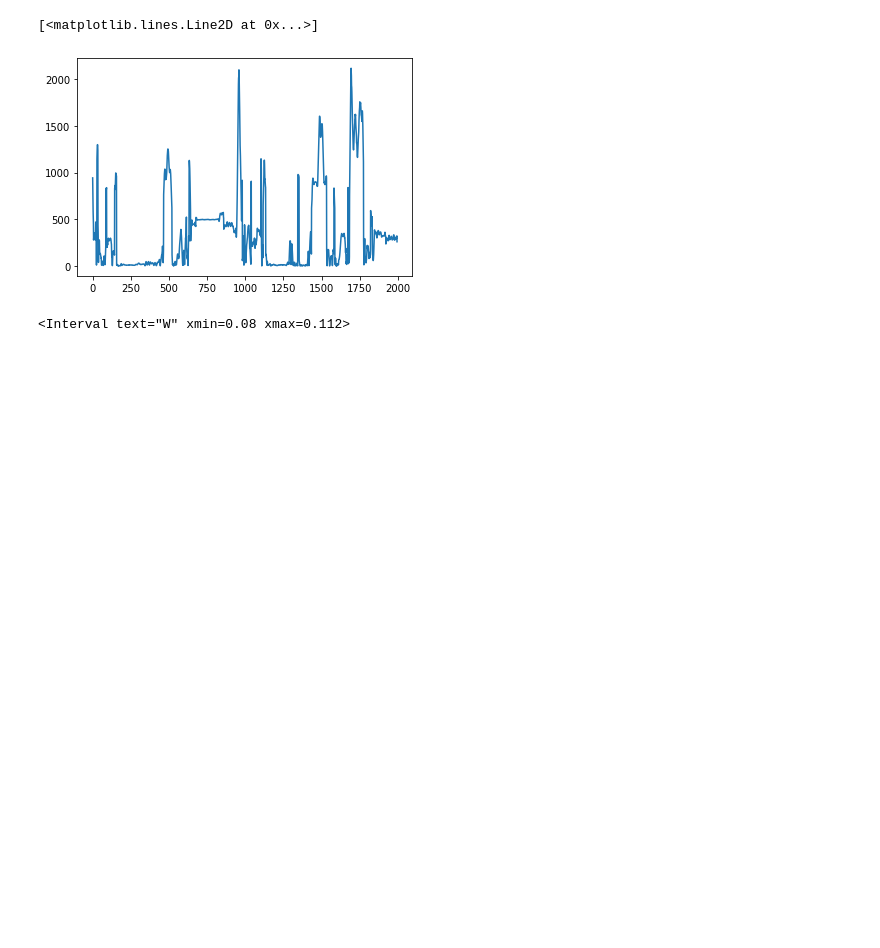
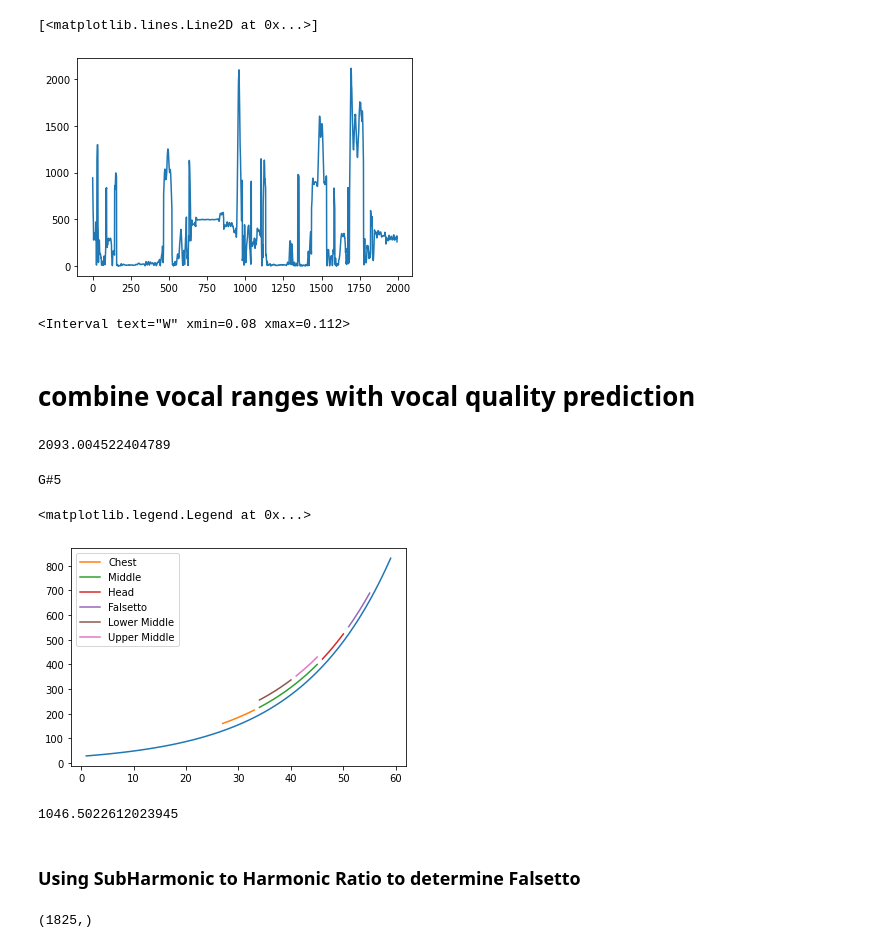
Before and after one commit to EvanSamaa/jali_sing, a Jupyter notebook: Singing Analysis.ipynb, the cells around one changed output. Drawn from its saved outputs; the diff is of its cells as text; code cells hidden in the pictures; blank space fills up the shorter version.

```diff
--- a/Singing Analysis.ipynb
+++ b/Singing Analysis.ipynb
@@ -286,0 +302,2 @@ phoneme_alignment.write("/Volumes/EVAN_DISK/Speech_data_set/alignment_test/align
+# %% [markdown]
+# combine vocal ranges with vocal quality prediction
@@ -286,0 +306,45 @@ phoneme_alignment.write("/Volumes/EVAN_DISK/Speech_data_set/alignment_test/align
+# %%
+male_Tenor_Vocal_range = {"Chest":["C3", "G3"], "Middle":["G3", "G4"], "Head":["G4", "C5"], "Falsetto":["C5", "F5"],
+                    "Lower Middle":["G3", "D4"], "Upper Middle":["D4", "G4"]}
+female_Sopreno_Vocal_range = {"Chest":["G3", "E4"], "Middle":["E4", "F5"], "Head":["F5", "C6"], "Falsetto":["C6", "C7"],
+                    "Lower Middle":["G3", "D4"], "Upper Middle":["D4", "G4"]}
+
+vocal_register_list_tier_1 = ["Chest", "Middle", "Head", "Falsetto"]
+vocal_register_list_tier_2 = ["Lower Middle", "Upper Middle"]
+print(Music_note.note2freq("C7"))
+# %% [output]
+2093.004522404789
+# %%
+from util.sound_processing import Music_note, PraatScript_Lyric_Wrapper
+x = np.arange(1, 60)
+lowest_note = 27.5
+y = lowest_note * pow(2, x/12)
+print(Music_note.freq2note(y[-1]))
+plt.plot(x, y)
+for reg in vocal_register_list_tier_1:
+    note_lo = Music_note.note2freq(male_Tenor_Vocal_range[reg][0])
+    note_hi = Music_note.note2freq(male_Tenor_Vocal_range[reg][1])
+    x_lo = np.log2(note_lo/lowest_note) * 12
+    x_hi = np.log2(note_hi/lowest_note) * 12
+    x_range = np.arange(x_lo, x_hi)
+    note_range = lowest_note * pow(2, x_range/12)
+    plt.plot(x_range, note_range + 30, label=reg)
+for reg in vocal_register_list_tier_2:
+    note_lo = Music_note.note2freq(male_Tenor_Vocal_range[reg][0])
+    note_hi = Music_note.note2freq(male_Tenor_Vocal_range[reg][1])
+    x_lo = np.log2(note_lo/lowest_note) * 12
+    x_hi = np.log2(note_hi/lowest_note) * 12
+    x_range = np.arange(x_lo, x_hi)
+    note_range = lowest_note * pow(2, x_range/12)
+    plt.plot(x_range, note_range + 60, label=reg)
+plt.legend()
+# %% [output]
+G#5
+<matplotlib.legend.Legend at 0x...>
+[figure, added]
+# %%
+print(Music_note.note2freq("C6"))
+# %% [output]
+1046.5022612023945
+# %% [markdown]
+### Using SubHarmonic to Harmonic Ratio to determine Falsetto
@@ -286,0 +357,12 @@ phoneme_alignment.write("/Volumes/EVAN_DISK/Speech_data_set/alignment_test/align
+# %%
+spectrogram.get_power_at(0.2, 500)
+pitch = sound.to_pitch()
+freq = pitch.selected_array["frequency"]
+xs = sound.to_pitch().xs()
+
+print(xs.shape)
+H2_H1 = np.zeros(xs.shape)
+for i in range(0, xs.shape[0]):
+    H2_H1[i] = spectrogram.get_power_at(xs[i], freq[i] * 2) - spectrogram.get_power_at(xs[i], freq[i])
+# %% [output]
+(1825,)
```
Also changed, not shown: parts of 37 cells of this notebook, 3 other files.
